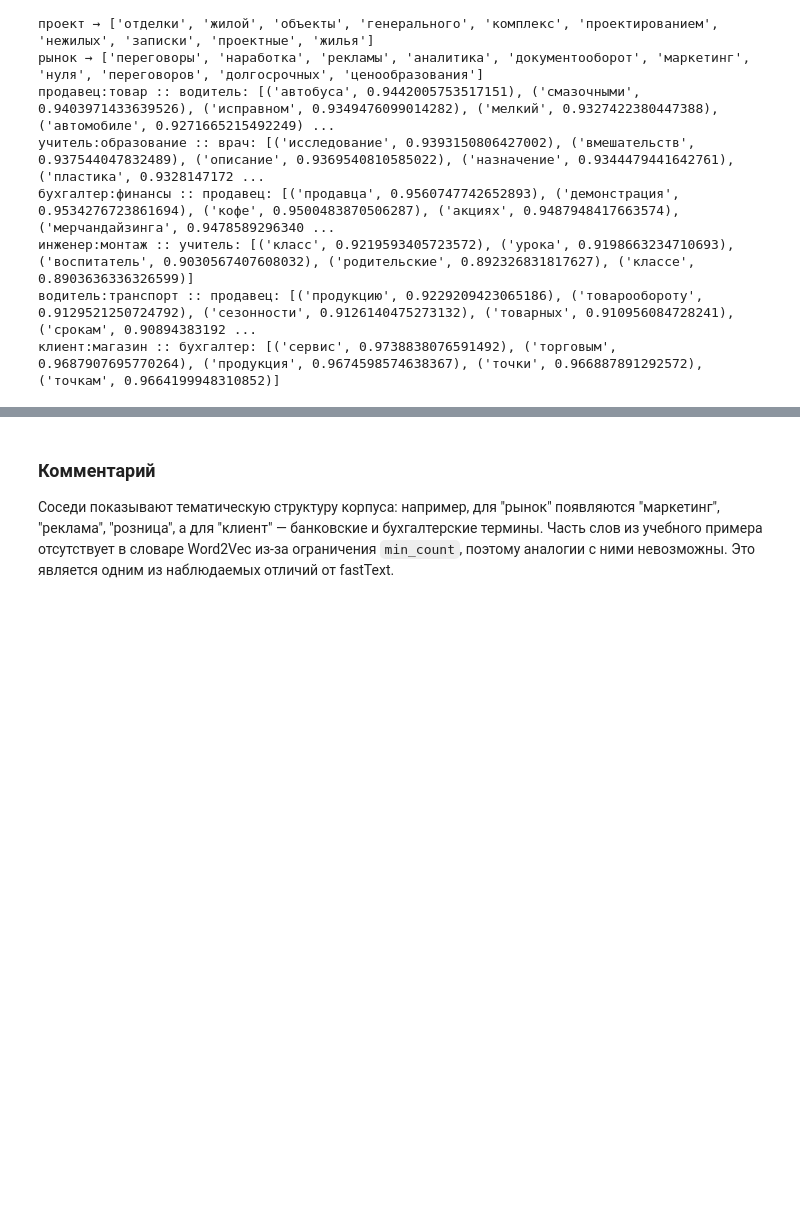
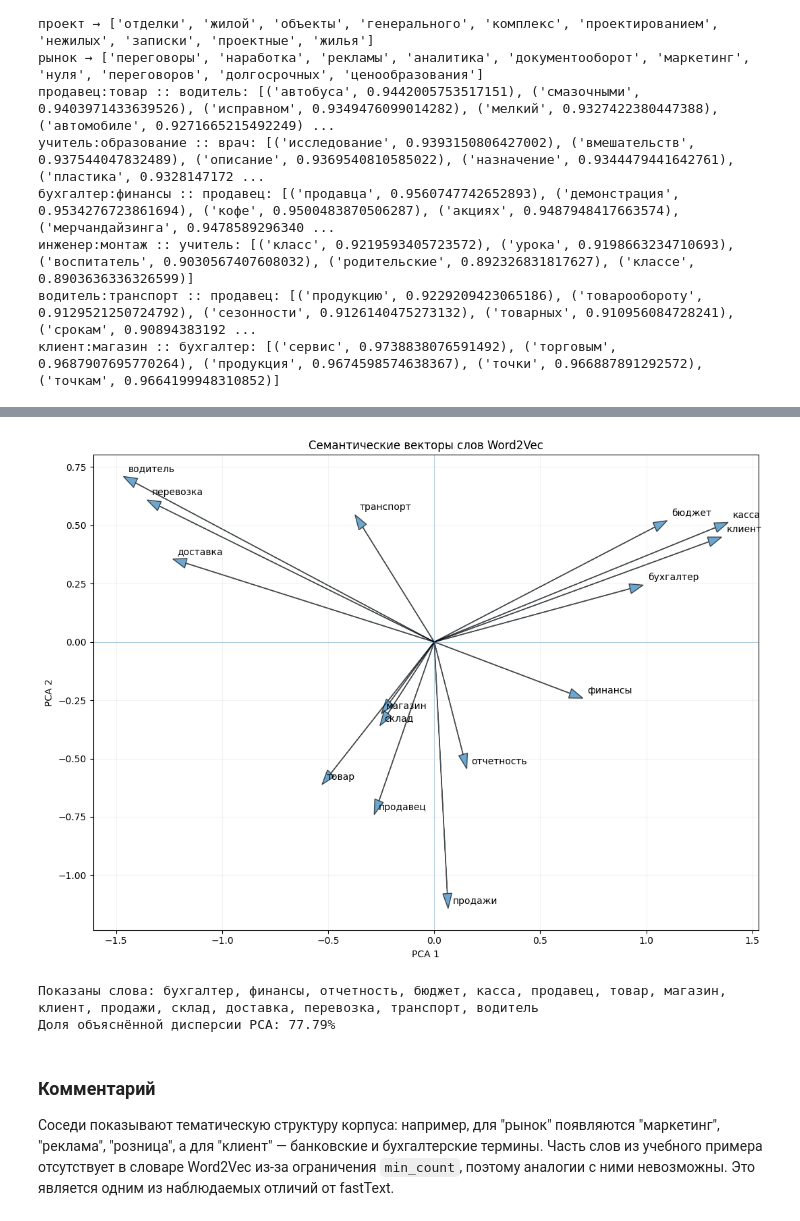
Before and after one commit to tixomirof/mo3_team_colabs, a Jupyter notebook: labs/Lab02_Word2Vec_FastText_resumes.ipynb, the cells around one changed output, grey strips where cells are left out. Saved outputs shown, nothing was run; the diff lists cells and outputs as text; code cells hidden in the pictures; blank space fills up the shorter version.

```diff
--- a/labs/Lab02_Word2Vec_FastText_resumes.ipynb
+++ b/labs/Lab02_Word2Vec_FastText_resumes.ipynb
@@ -164,3 +168,67 @@ for a,b,c in analogy_tests:
+# %%
+from sklearn.decomposition import PCA
+import numpy as np
+import matplotlib.pyplot as plt
+
+# Группы слов выбраны так, чтобы проверить тематическую близость
+semantic_groups = {
+    'финансы': ['бухгалтер', 'финансы', 'отчетность', 'бюджет', 'касса'],
+    'торговля': ['продавец', 'товар', 'магазин', 'клиент', 'продажи'],
+    'логистика': ['склад', 'доставка', 'перевозка', 'транспорт', 'водитель']
+}
+
+selected_words = []
+for group_words in semantic_groups.values():
+    for word in group_words:
+        if word in w2v.wv and word not in selected_words:
+            selected_words.append(word)
+
+if len(selected_words) >= 3:
+    vectors = np.vstack([w2v.wv[w] for w in selected_words])
+
+    # Проекция векторов в двумерное пространство
+    pca = PCA(n_components=2, random_state=42)
+    coords = pca.fit_transform(vectors)
+
+    plt.figure(figsize=(11, 8))
+
+    for i, word in enumerate(selected_words):
+        plt.arrow(
+            0, 0,
+            coords[i, 0], coords[i, 1],
+            length_includes_head=True,
+            head_width=0.015 * max(np.ptp(coords[:, 0]), np.ptp(coords[:, 1])),
+            alpha=0.65
+        )
+
+        plt.annotate(
+            word,
+            (coords[i, 0], coords[i, 1]),
+            xytext=(5, 5),
+            textcoords='offset points',
+            fontsize=10
+        )
+
+    plt.axhline(0, linewidth=0.8, alpha=0.3)
+    plt.axvline(0, linewidth=0.8, alpha=0.3)
+    plt.xlabel('PCA 1')
+    plt.ylabel('PCA 2')
+    plt.title('Семантические векторы слов Word2Vec')
+    plt.grid(alpha=0.15)
+    plt.tight_layout()
+    plt.show()
+
+    print('Показаны слова:', ', '.join(selected_words))
+    print(
+        f'Доля объяснённой дисперсии PCA: '
+        f'{pca.explained_variance_ratio_.sum():.2%}'
+    )
+else:
+    print('Недостаточно выбранных слов присутствует в словаре Word2Vec.')
+# %% [output]
+[figure, added]
+Показаны слова: бухгалтер, финансы, отчетность, бюджет, касса, продавец, товар, магазин, клиент, продажи, склад, доставка, перевозка, транспорт, водитель
+Доля объяснённой дисперсии PCA: 77.79%
 # %% [markdown]
 ### Комментарий
 
```
Also changed, not shown: parts of 5 cells of this notebook, 1 other file.
